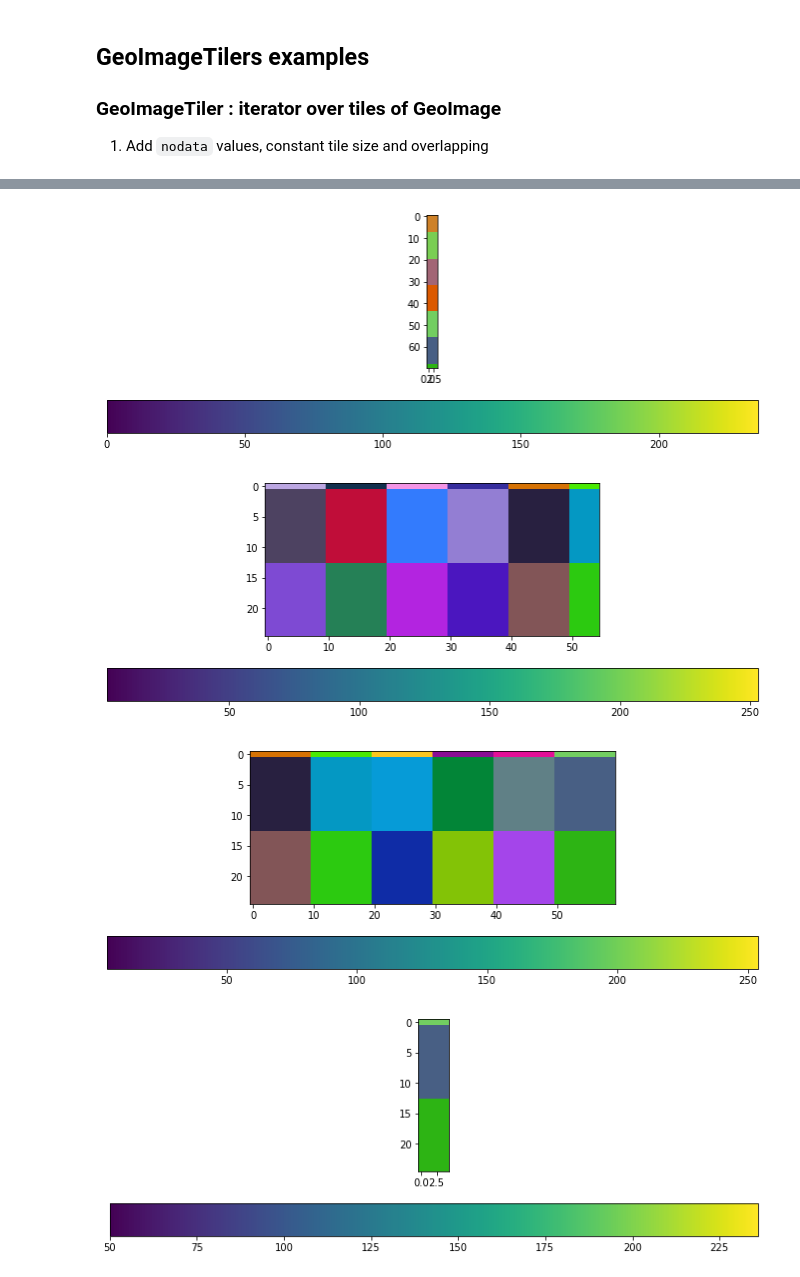
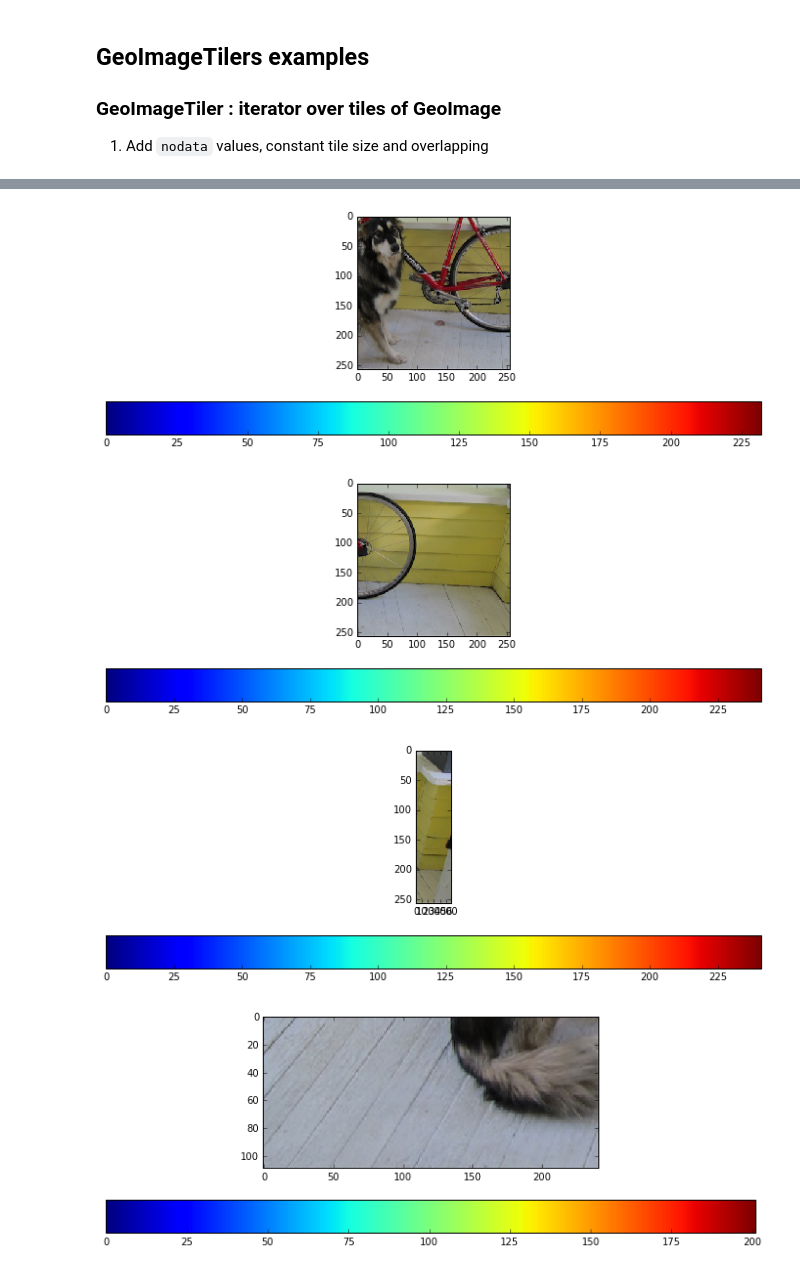
Before and after one commit to vfdev-5/DSTL_FD, a Jupyter notebook: common/geo_utils/examples.ipynb, the cells around one changed output, grey strips where cells are left out. Cells and saved outputs as stored; diff of their text form; code cells hidden in the pictures.

```diff
--- a/common/geo_utils/examples.ipynb
+++ b/common/geo_utils/examples.ipynb
@@ -16,8 +16,7 @@ from GeoImageTilers import GeoImageTiler, GeoImageTilerConstSize
 from create_synthetic_images import create
 # %%
 def display(img, **kwargs):
-    plt.figure(figsize=(12, 4))
-    plt.imshow(img[:,:,:3], interpolation='none')
+    plt.imshow(img[:,:,:3], interpolation='none', **kwargs)
     plt.colorbar(orientation='horizontal')
 # %% [markdown]
 ## GeoImage examples
@@ -37,7 +29,7 @@ display(test_image)
 - metadata
 - some other functions from gdal dataset
 # %%
-gimg = GeoImage('test_image.tif')
+gimg = GeoImage('dog.jpg')
 
 gimg.shape, gimg.projection, gimg.geo_extent, gimg.metadata, gimg.get_dataset().GetDescription(), gimg.get_dataset().GetGeoTransform()
 # %% [output]
@@ -80,8 +71,10 @@ display(gimg.get_data([10, 15, 20, 30], dst_width=10, dst_height=5, dtype=np.flo
 
 1. Add `nodata` values, constant tile size and overlapping
 # %%
-tiles = GeoImageTiler(gimg, tile_size=(70, 70), overlapping=15, include_nodata=True, nodata_value=-1.0)
+tiles = GeoImageTiler(gimg, tile_size=(256, 256), overlapping=15, include_nodata=True, nodata_value=0)
+
 for tile, xoffset, yoffset in tiles:
     print tile.shape, tile.dtype, tile.min(), tile.max(), xoffset, yoffset
-    display(tile)
+    plt.figure(figsize=(12,4))
+    display(tile.astype(np.uint8))
 # %% [output]
@@ -106,6 +105,7 @@ for tile, xoffset, yoffset in tiles:
 # %%
-tiles = GeoImageTiler(gimg, tile_size=(70, 70), overlapping=15, include_nodata=False, nodata_value=-1.0)
+tiles = GeoImageTiler(gimg, tile_size=(256, 256), overlapping=15, include_nodata=False, nodata_value=-1.0)
 for tile, xoffset, yoffset in tiles:
     print tile.shape, tile.dtype, tile.min(), tile.max(), xoffset, yoffset
-    display(tile)
+    plt.figure(figsize=(12,4))
+    display(tile.astype(np.uint8))
 # %% [output]
@@ -126,4 +129,4 @@ for tile, xoffset, yoffset in tiles:
-[figure, old version]
+[figure, new version]
-[figure, old version]
+[figure, new version]
-[figure, old version]
+[figure, new version]
-[figure, old version]
+[figure, new version]
```
Also changed, not shown: parts of 24 cells of this notebook, 8 other files.
